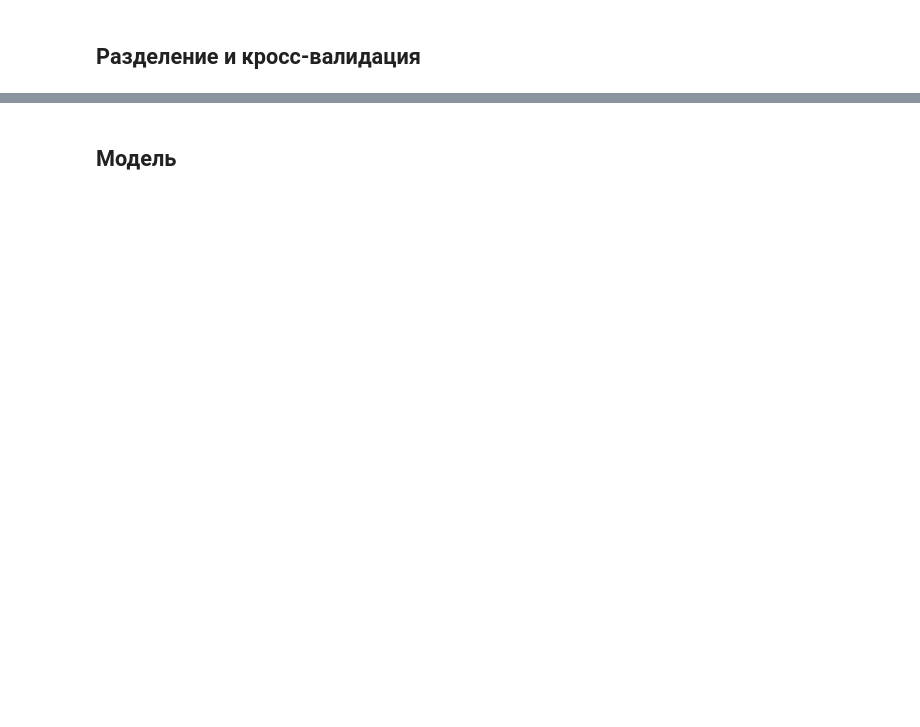
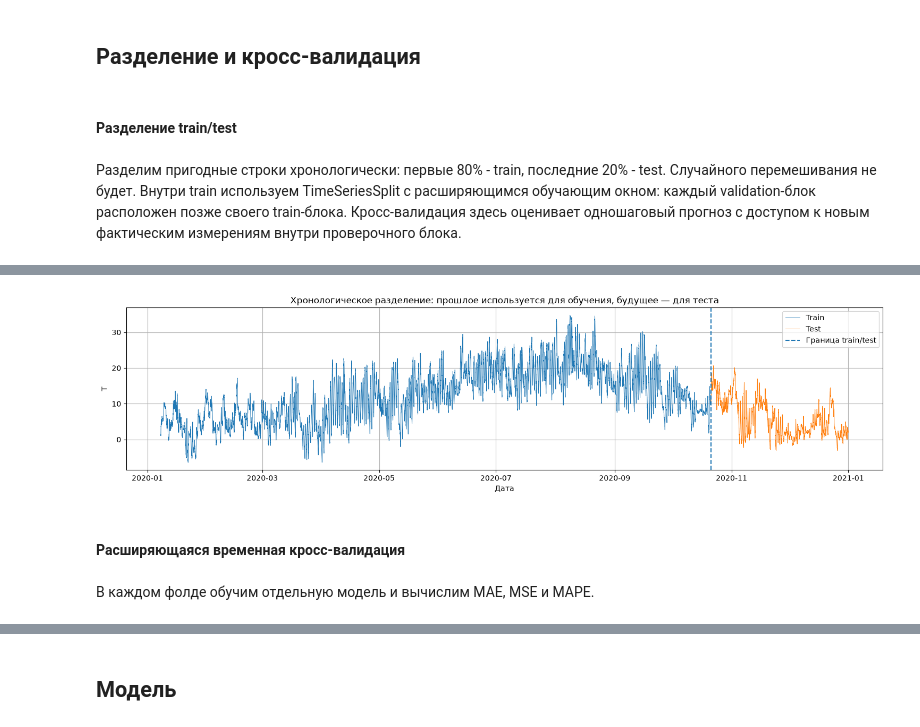
Before and after one commit to violllin/DOP_ML, a Jupyter notebook: dop.ipynb, the cells around one changed output, grey strips where cells are left out. Saved outputs shown, nothing was run; the diff lists cells and outputs as text; code cells hidden in the pictures; blank space fills up the shorter version.

```diff
--- a/dop.ipynb
+++ b/dop.ipynb
@@ -188,2 +259,26 @@ display(monthly_stats.round(2))
 # %% [markdown]
 ## Разделение и кросс-валидация
+# %% [markdown]
+#### Разделение train/test
+# %% [markdown]
+Разделим пригодные строки хронологически: первые 80% - train, последние 20% - test. Случайного перемешивания не будет. Внутри train используем TimeSeriesSplit с расширяющимся обучающим окном: каждый validation-блок расположен позже своего train-блока. Кросс-валидация здесь оценивает одношаговый прогноз с доступом к новым фактическим измерениям внутри проверочного блока.
+# %%
+split_pos = int(len(X_all) * 0.80)
+X_train, X_test = X_all.iloc[:split_pos].copy(), X_all.iloc[split_pos:].copy()
+y_train, y_test = y_all.iloc[:split_pos].copy(), y_all.iloc[split_pos:].copy()
+
+print(f"Train: {len(X_train):,} строк, {X_train.index[0]} — {X_train.index[-1]}")
+print(f"Test:  {len(X_test):,} строк, {X_test.index[0]} — {X_test.index[-1]}")
+assert X_train.index.max() < X_test.index.min()
+
+fig, ax = plt.subplots(figsize=(15, 4))
+ax.plot(y_train.index, y_train, label="Train", linewidth=0.7)
+ax.plot(y_test.index, y_test, label="Test", linewidth=0.7)
+ax.axvline(X_test.index[0], linestyle="--", linewidth=1.5, label="Граница train/test")
+ax.set_title("Хронологическое разделение: прошлое используется для обучения, будущее — для теста")
+ax.set_xlabel("Дата")
+ax.set_ylabel("T")
+ax.legend()
+plt.tight_layout()
+plt.show()
+# %% [output]
@@ -189,0 +287,5 @@ display(monthly_stats.round(2))
+[figure, added]
+# %% [markdown]
+#### Расширяющаяся временная кросс-валидация
+# %% [markdown]
+В каждом фолде обучим отдельную модель и вычислим MAE, MSE и MAPE.
```
Also changed, not shown: parts of 30 cells of this notebook.
